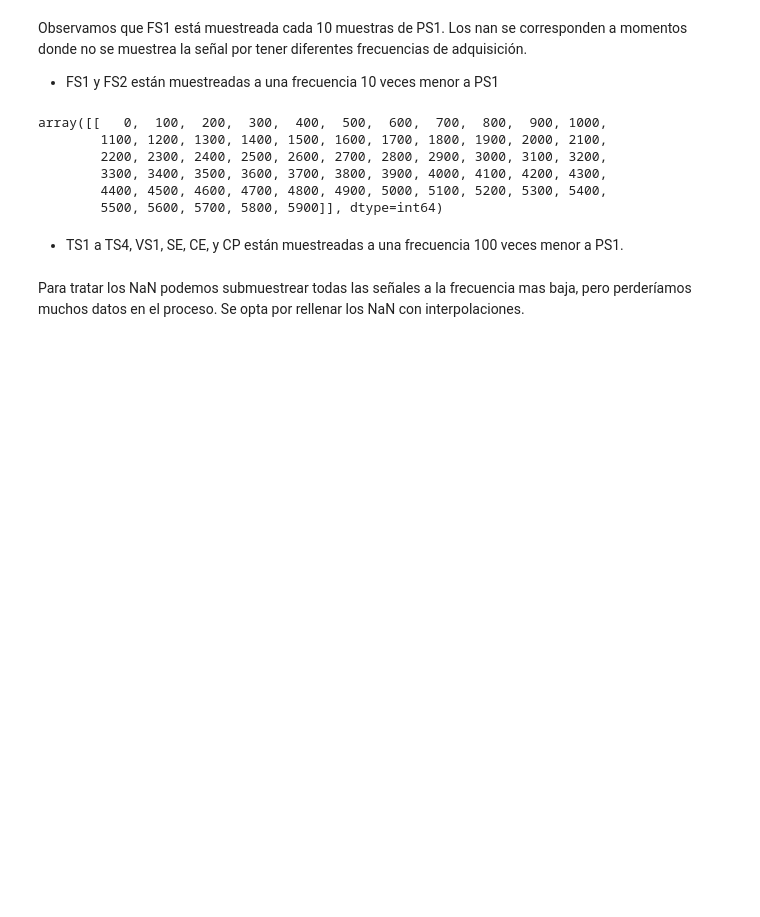
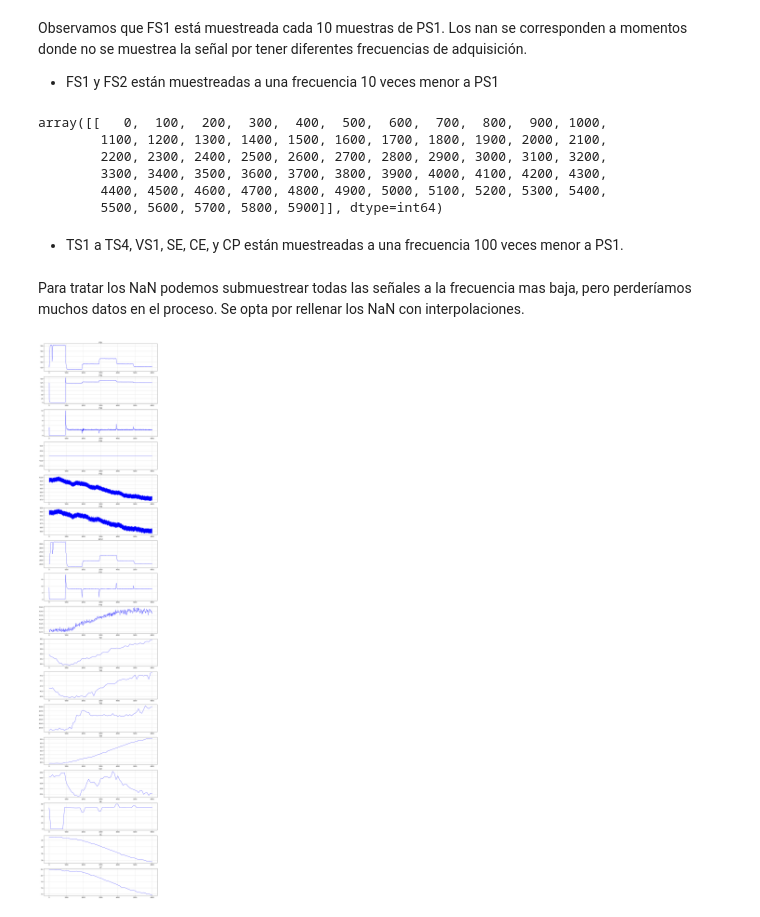
Before and after one commit to maxit1992/CEIA_AMQ1, a Jupyter notebook: TP_Integrador/TP_Integrador.ipynb, the cells around one changed output. Cells and saved outputs as stored; diff of their text form; code cells hidden in the pictures; blank space fills up the shorter version.

```diff
--- a/TP_Integrador/TP_Integrador.ipynb
+++ b/TP_Integrador/TP_Integrador.ipynb
@@ -180,3 +192,5 @@ En este caso StableFlag no se analiza por no ser un componente que se varía su
+# %%
+df_y=df_y[np.array(df_y.dtype.names)[:-1]]
 # %%
 for col in df_y.dtype.names:
     output = df_y[col]
@@ -280,3 +294,20 @@ array([[   0,  100,  200,  300,  400,  500,  600,  700,  800,  900, 1000,
 * TS1 a TS4, VS1, SE, CE, y CP están muestreadas a una frecuencia 100 veces menor a PS1.
 # %% [markdown]
 Para tratar los NaN podemos submuestrear todas las señales a la frecuencia mas baja, pero perderíamos muchos datos en el proceso. Se opta por rellenar los NaN con interpolaciones.
+# %%
+# Relleno NaN con valores interpolados
+for col in df_x.dtype.names:
+    aux = pd.DataFrame(df_x[col].transpose())
+    aux = aux.interpolate()
+    aux = np.array(aux).transpose()
+    df_x[col] = aux
+# %%
+# Grafico nuevamente las señales
+fig, axs = plt.subplots(17,figsize=(20, 100))
+for i,col in enumerate(df_x.dtype.names):
+    signal= df_x[col][0,:]
+    axs[i].plot(signal[~np.isnan(signal)],color='blue',label=None)
+    axs[i].set_title(col)
+    axs[i].grid()
+# %% [output]
+[figure, added]
```
Also changed, not shown: parts of 40 cells of this notebook.
